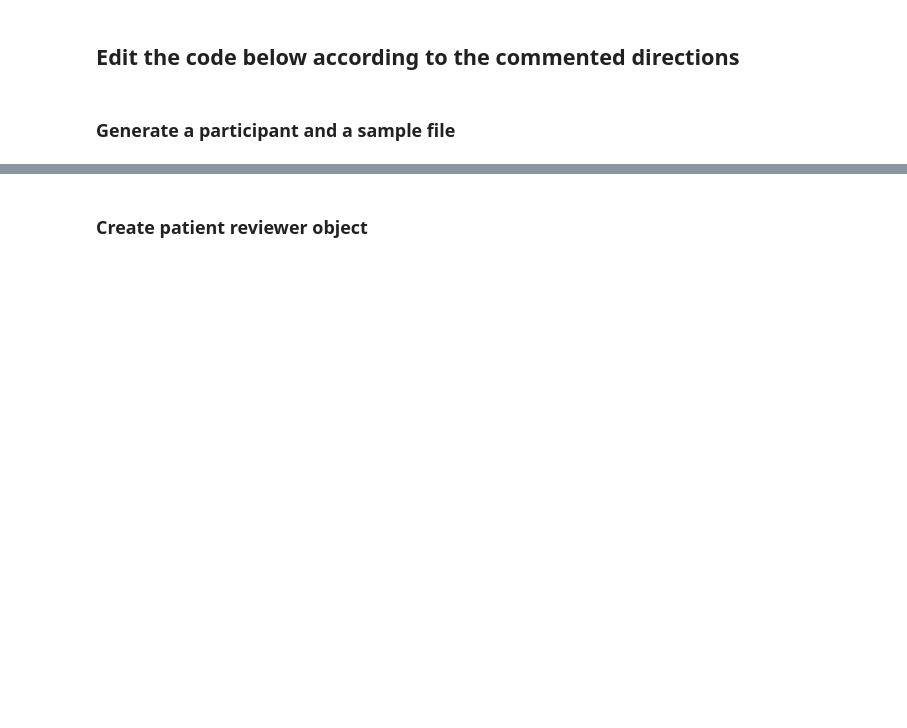
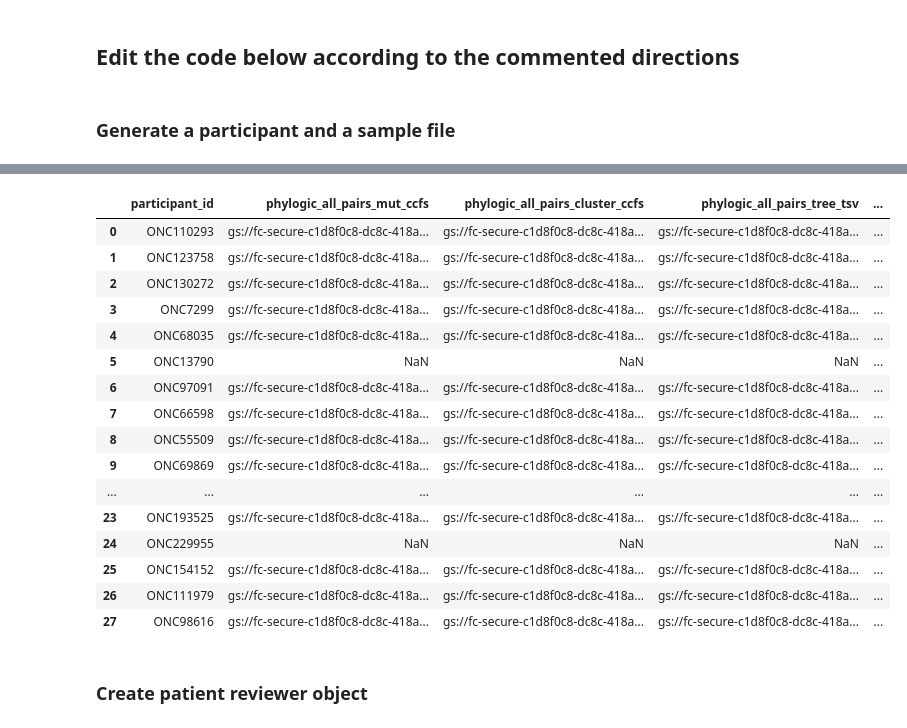
Before and after one commit to getzlab/AnnoMate, a Jupyter notebook: JupyterReviewer/Reviewers/UserPatientReviewer.ipynb, the cells around one changed output, grey strips where cells are left out. Cells and saved outputs as stored; diff of their text form; code cells hidden in the pictures; blank space fills up the shorter version.

Commit message:
expand collect data to work on more complex workspaces

```diff
--- a/JupyterReviewer/Reviewers/UserPatientReviewer.ipynb
+++ b/JupyterReviewer/Reviewers/UserPatientReviewer.ipynb
@@ -17,5 +17,5 @@ from dash import html
 ### Generate a participant and a sample file
 # %%
 samples_df, participants_df = collect_data(
-    '../../example_notebooks/example_data/example_patient_reviewer_input.yaml'
+    '../../example_notebooks/example_data/example_patient_reviewer_paired_clean_input.yaml'
 )
@@ -22,3 +38,23 @@ samples_df, participants_df = collect_data(
+# %%
+participants_df
+# %% [output]
+|  | participant_id | phylogic_all_pairs_mut_ccfs | phylogic_all_pairs_cluster_ccfs | phylogic_all_pairs_tree_tsv | ... |
+| 0 | ONC110293 | gs://fc-secure-c1d8f0c8-dc8c-418a... | gs://fc-secure-c1d8f0c8-dc8c-418a... | gs://fc-secure-c1d8f0c8-dc8c-418a... | ... |
+| 1 | ONC123758 | gs://fc-secure-c1d8f0c8-dc8c-418a... | gs://fc-secure-c1d8f0c8-dc8c-418a... | gs://fc-secure-c1d8f0c8-dc8c-418a... | ... |
+| 2 | ONC130272 | gs://fc-secure-c1d8f0c8-dc8c-418a... | gs://fc-secure-c1d8f0c8-dc8c-418a... | gs://fc-secure-c1d8f0c8-dc8c-418a... | ... |
+| 3 | ONC7299 | gs://fc-secure-c1d8f0c8-dc8c-418a... | gs://fc-secure-c1d8f0c8-dc8c-418a... | gs://fc-secure-c1d8f0c8-dc8c-418a... | ... |
+| 4 | ONC68035 | gs://fc-secure-c1d8f0c8-dc8c-418a... | gs://fc-secure-c1d8f0c8-dc8c-418a... | gs://fc-secure-c1d8f0c8-dc8c-418a... | ... |
+| 5 | ONC13790 | NaN | NaN | NaN | ... |
+| 6 | ONC97091 | gs://fc-secure-c1d8f0c8-dc8c-418a... | gs://fc-secure-c1d8f0c8-dc8c-418a... | gs://fc-secure-c1d8f0c8-dc8c-418a... | ... |
+| 7 | ONC66598 | gs://fc-secure-c1d8f0c8-dc8c-418a... | gs://fc-secure-c1d8f0c8-dc8c-418a... | gs://fc-secure-c1d8f0c8-dc8c-418a... | ... |
+| 8 | ONC55509 | gs://fc-secure-c1d8f0c8-dc8c-418a... | gs://fc-secure-c1d8f0c8-dc8c-418a... | gs://fc-secure-c1d8f0c8-dc8c-418a... | ... |
+| 9 | ONC69869 | gs://fc-secure-c1d8f0c8-dc8c-418a... | gs://fc-secure-c1d8f0c8-dc8c-418a... | gs://fc-secure-c1d8f0c8-dc8c-418a... | ... |
+| ... | ... | ... | ... | ... | ... |
+| 23 | ONC193525 | gs://fc-secure-c1d8f0c8-dc8c-418a... | gs://fc-secure-c1d8f0c8-dc8c-418a... | gs://fc-secure-c1d8f0c8-dc8c-418a... | ... |
+| 24 | ONC229955 | NaN | NaN | NaN | ... |
+| 25 | ONC154152 | gs://fc-secure-c1d8f0c8-dc8c-418a... | gs://fc-secure-c1d8f0c8-dc8c-418a... | gs://fc-secure-c1d8f0c8-dc8c-418a... | ... |
+| 26 | ONC111979 | gs://fc-secure-c1d8f0c8-dc8c-418a... | gs://fc-secure-c1d8f0c8-dc8c-418a... | gs://fc-secure-c1d8f0c8-dc8c-418a... | ... |
+| 27 | ONC98616 | gs://fc-secure-c1d8f0c8-dc8c-418a... | gs://fc-secure-c1d8f0c8-dc8c-418a... | gs://fc-secure-c1d8f0c8-dc8c-418a... | ... |
 # %% [markdown]
 ### Create patient reviewer object
 # %%
```
Also changed, not shown: parts of 1 cell of this notebook, 2 other files.
